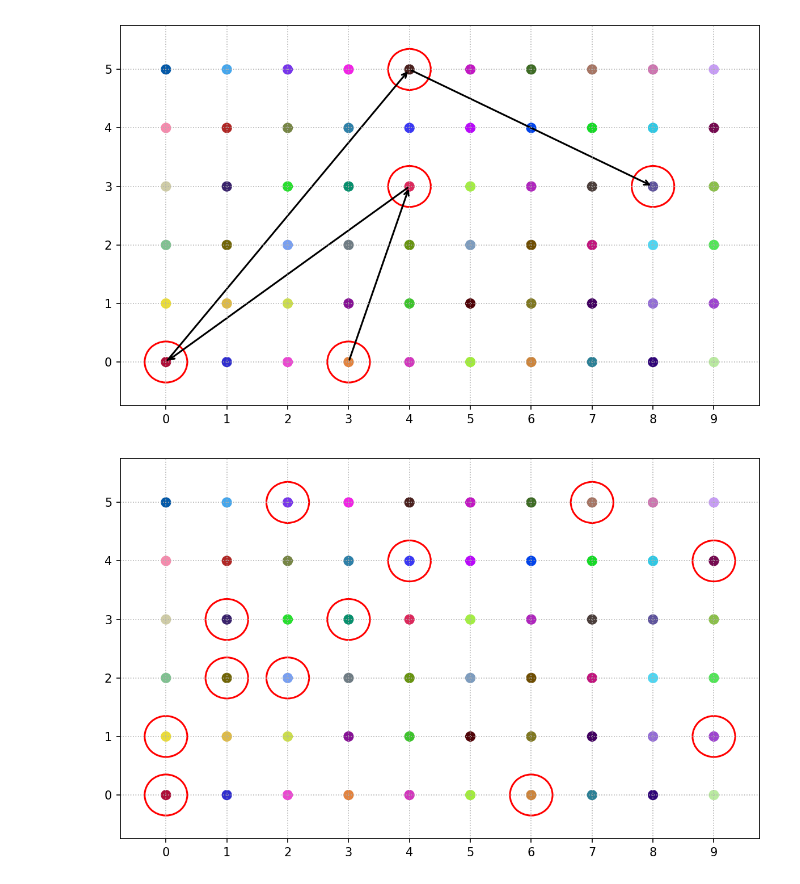
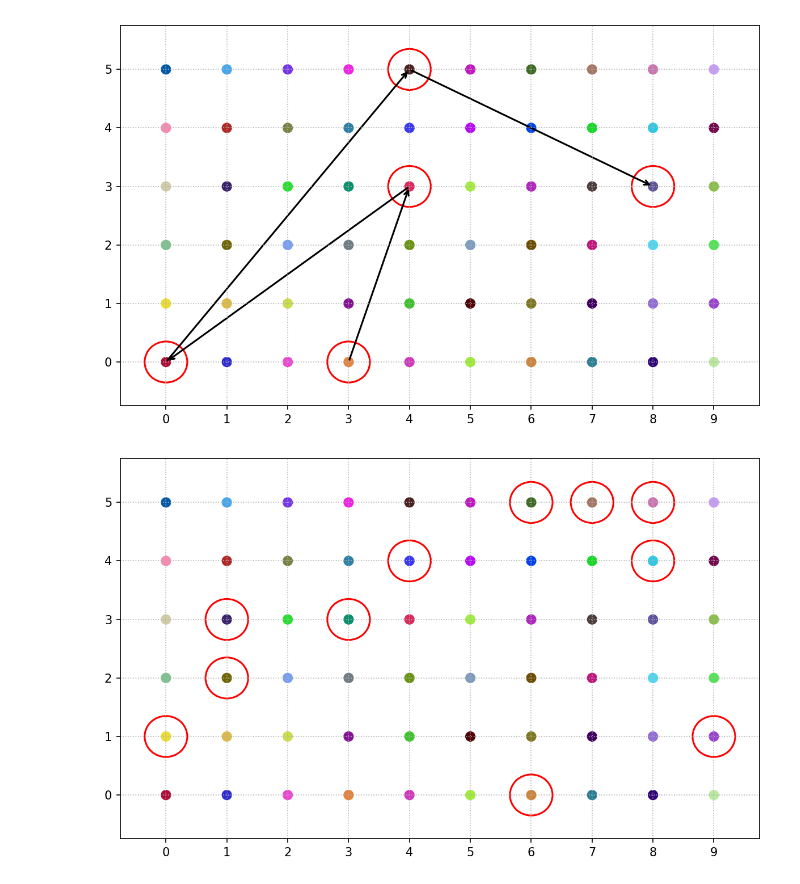
Before and after one commit to Josh-test-lab/website-assets-repository, a Jupyter notebook: posts/Sampling Methods/sampling.ipynb, the cells around one changed output. Cells and saved outputs as stored; diff of their text form; code cells hidden in the pictures.

```diff
--- a/posts/Sampling Methods/sampling.ipynb
+++ b/posts/Sampling Methods/sampling.ipynb
@@ -187,15 +187,15 @@ snowball_sampling(xs, ys, colors, rows, cols, seed=seed)
 [figure]
 # %%
 # quota sampling
-def quota_sampling(xs, ys, colors, rows, cols, quota_per_row=2, seed=None):
+def quota_sampling(xs, ys, colors, rows, cols, seed=None):
     rng = np.random.default_rng(seed)
     idx = []
     for row in range(rows):
         idx_row = np.where(ys == row)[0]
-        chosen = rng.choice(idx_row, size=min(quota_per_row, len(idx_row)), replace=False)
+        chosen = rng.choice(idx_row, size=rng.integers(1, len(idx_row) // 3 + 1), replace=False)
         idx.extend(chosen)
     plot_sampling(xs, ys, colors, idx, rows, cols, "quota_sampling.webp")
 
-quota_sampling(xs, ys, colors, rows, cols, quota_per_row=2, seed=seed)
+quota_sampling(xs, ys, colors, rows, cols, seed=seed)
 # %% [output]
-[figure, old version]
+[figure, new version]
```
Also changed, not shown: 1 other file.
